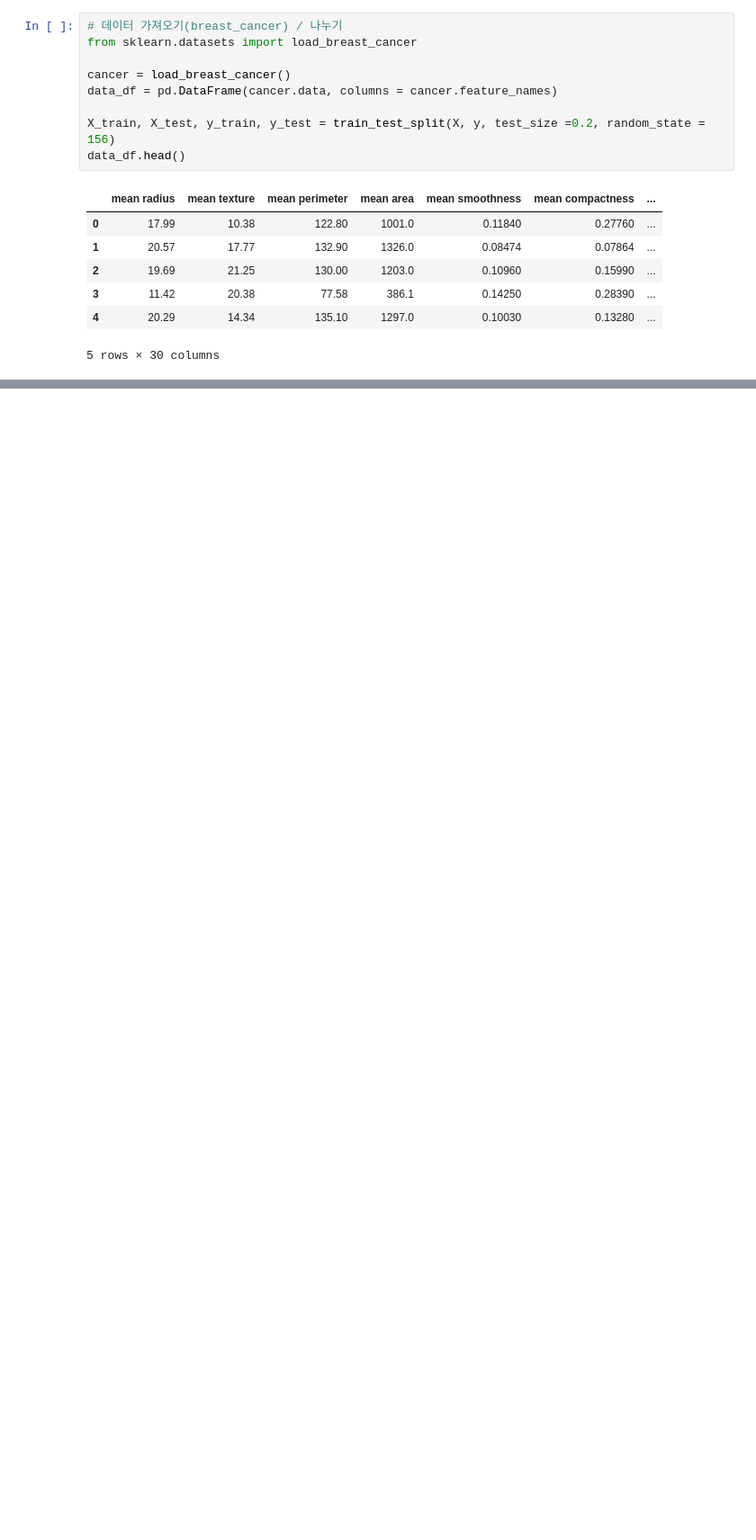
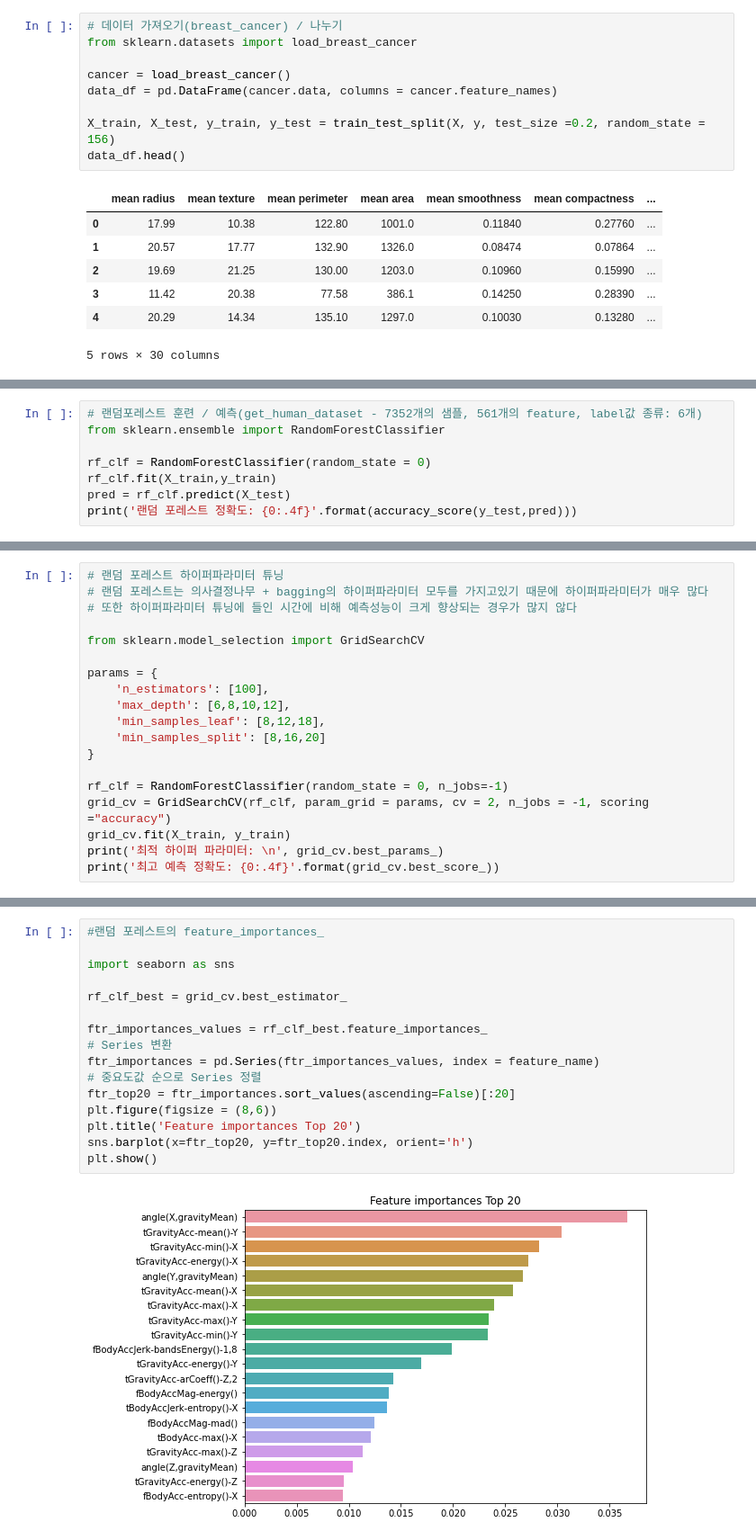
Before and after one commit to jerry-ryu/ML_beginning, a Jupyter notebook: 3.Classification.ipynb, the cells around one changed output, grey strips where cells are left out. Shown at 90% size. Cells and saved outputs as stored; diff of their text form; blank space fills up the shorter version.

```diff
--- a/3.Classification.ipynb
+++ b/3.Classification.ipynb
@@ -2446,0 +2522,8 @@ VotingClassifier 0.93
+# %%
+# 랜덤포레스트 훈련 / 예측(get_human_dataset - 7352개의 샘플, 561개의 feature, label값 종류: 6개)
+from sklearn.ensemble import RandomForestClassifier
+
+rf_clf = RandomForestClassifier(random_state = 0)
+rf_clf.fit(X_train,y_train)
+pred = rf_clf.predict(X_test)
+print('랜덤 포레스트 정확도: {0:.4f}'.format(accuracy_score(y_test,pred)))
@@ -2446,0 +2532,19 @@ VotingClassifier 0.93
+# %%
+# 랜덤 포레스트 하이퍼파라미터 튜닝
+# 랜덤 포레스트는 의사결정나무 + bagging의 하이퍼파라미터 모두를 가지고있기 때문에 하이퍼파라미터가 매우 많다
+# 또한 하이퍼파라미터 튜닝에 들인 시간에 비해 예측성능이 크게 향상되는 경우가 많지 않다
+
+from sklearn.model_selection import GridSearchCV
+
+params = {
+    'n_estimators': [100],
+    'max_depth': [6,8,10,12],
+    'min_samples_leaf': [8,12,18],
+    'min_samples_split': [8,16,20]
+}
+
+rf_clf = RandomForestClassifier(random_state = 0, n_jobs=-1)
+grid_cv = GridSearchCV(rf_clf, param_grid = params, cv = 2, n_jobs = -1, scoring ="accuracy")
+grid_cv.fit(X_train, y_train)
+print('최적 하이퍼 파라미터: \n', grid_cv.best_params_)
+print('최고 예측 정확도: {0:.4f}'.format(grid_cv.best_score_))
@@ -2446,0 +2555,18 @@ VotingClassifier 0.93
+# %%
+#랜덤 포레스트의 feature_importances_
+
+import seaborn as sns
+
+rf_clf_best = grid_cv.best_estimator_
+
+ftr_importances_values = rf_clf_best.feature_importances_
+# Series 변환
+ftr_importances = pd.Series(ftr_importances_values, index = feature_name)
+# 중요도값 순으로 Series 정렬
+ftr_top20 = ftr_importances.sort_values(ascending=False)[:20]
+plt.figure(figsize = (8,6))
+plt.title('Feature importances Top 20')
+sns.barplot(x=ftr_top20, y=ftr_top20.index, orient='h')
+plt.show()
+# %% [output]
+[figure, added]
```
Also changed, not shown: parts of 13 cells of this notebook.
